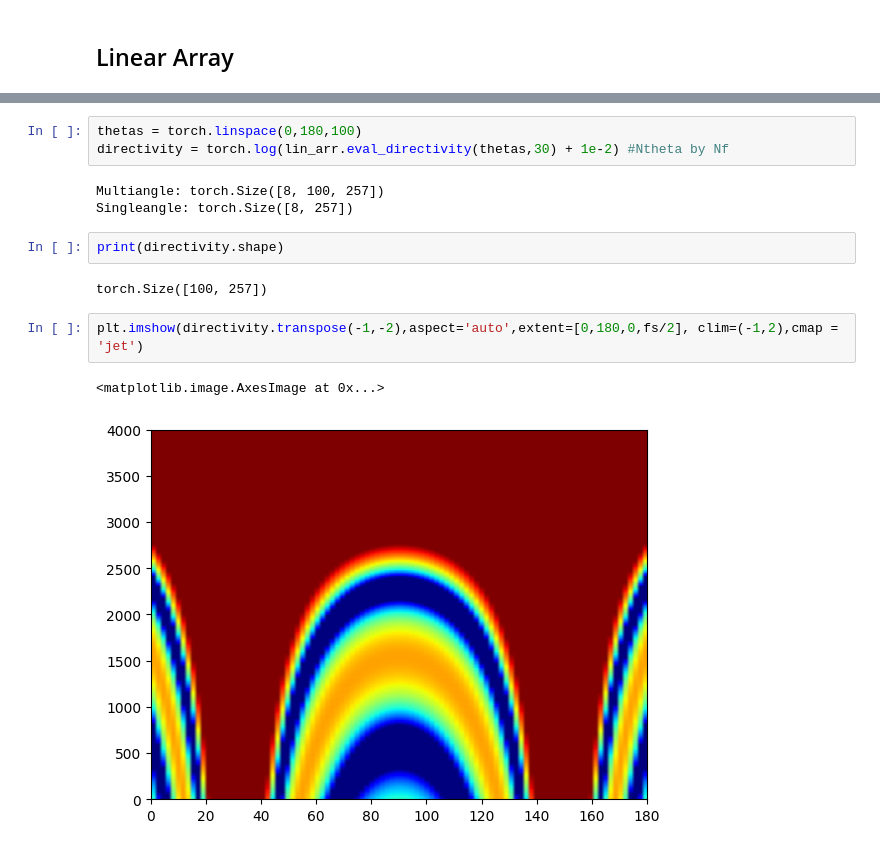
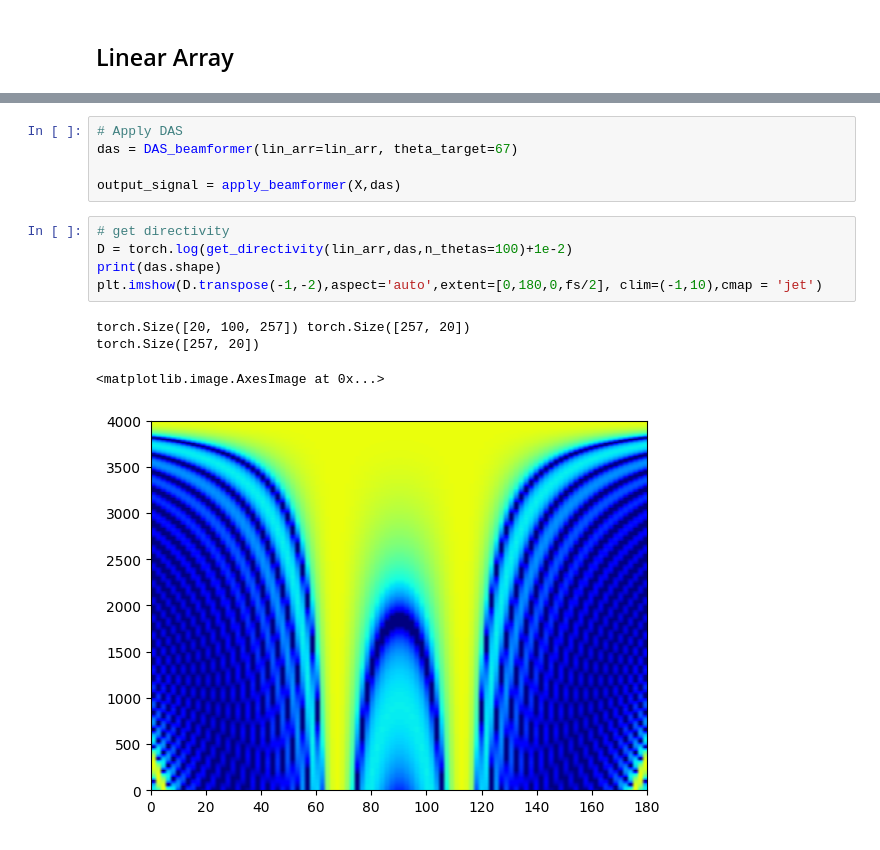
Before and after one commit to masa512/beamforming, a Jupyter notebook: 01_delayNsum.ipynb, the cells around one changed output, grey strips where cells are left out. Cells and saved outputs as stored; diff of their text form.

```diff
--- a/01_delayNsum.ipynb
+++ b/01_delayNsum.ipynb
@@ -145,15 +143,15 @@ plt.xlim([8000,8050])
-# %%
-thetas = torch.linspace(0,180,100)
-directivity = torch.log(lin_arr.eval_directivity(thetas,30) + 1e-2) #Ntheta by Nf
-# %% [output]
-Multiangle: torch.Size([8, 100, 257])
-Singleangle: torch.Size([8, 257])
-# %%
-print(directivity.shape)
-# %% [output]
-torch.Size([100, 257])
-# %%
-plt.imshow(directivity.transpose(-1,-2),aspect='auto',extent=[0,180,0,fs/2], clim=(-1,2),cmap = 'jet')
-# %% [output]
-<matplotlib.image.AxesImage at 0x...>
-[figure, removed]
+# %%
+# Apply DAS
+das = DAS_beamformer(lin_arr=lin_arr, theta_target=67)
+
+output_signal = apply_beamformer(X,das)
+# %%
+# get directivity
+D = torch.log(get_directivity(lin_arr,das,n_thetas=100)+1e-2)
+print(das.shape)
+plt.imshow(D.transpose(-1,-2),aspect='auto',extent=[0,180,0,fs/2], clim=(-1,10),cmap = 'jet')
+# %% [output]
+torch.Size([20, 100, 257]) torch.Size([257, 20])
+torch.Size([257, 20])
+<matplotlib.image.AxesImage at 0x...>
+[figure, added]
```
Also changed, not shown: parts of 17 cells of this notebook, 4 other files.
